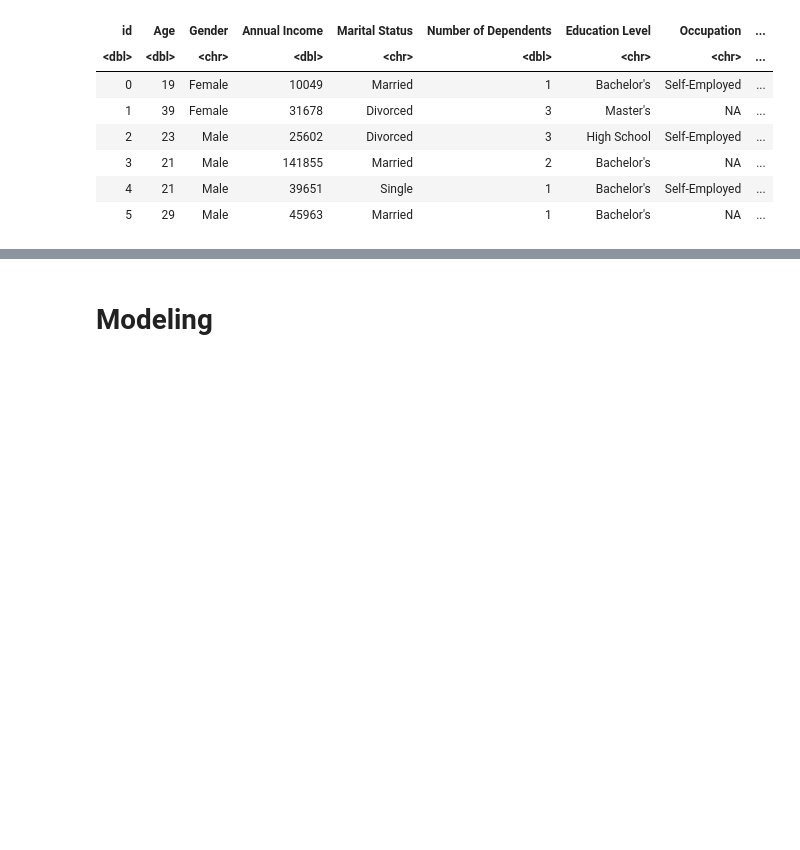
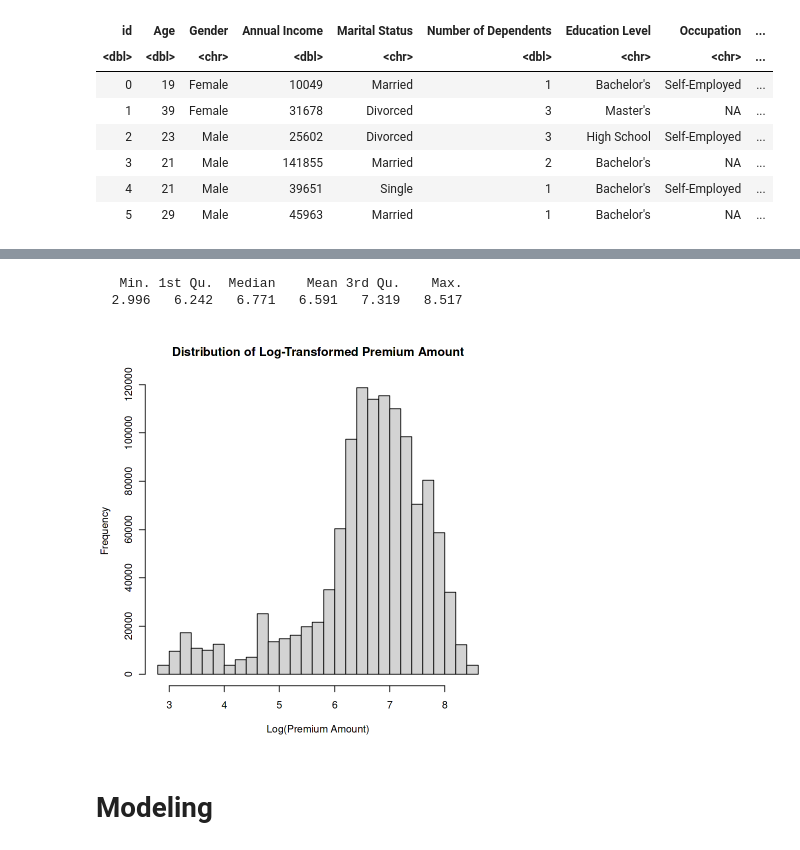
Before and after one commit to vanezp01/datalabs, a Jupyter notebook: predict-insurance-premiums.ipynb, the cells around one changed output, grey strips where cells are left out. Drawn from its saved outputs; the diff is of its cells as text; code cells hidden in the pictures; blank space fills up the shorter version.

Commit message:
Kaggle Notebook | Predict Insurance Premiums in R | Version 1

```diff
--- a/predict-insurance-premiums.ipynb
+++ b/predict-insurance-premiums.ipynb
@@ -82,16 +125,0 @@ train$occupation <- snakecase::to_snake_case(train$occupation)
-# %%
-# Replace empty rows with NA
-train <- train %>%
-  mutate(
-    education_level = ifelse(education_level == "" | is.na(education_level), NA, education_level),
-    occupation = ifelse(occupation == "" | is.na(occupation), NA, occupation)
-  )
-# Check
-empty_education <- sum(train$education_level == "" | is.na(train$education_level))
-empty_occupation <- sum(train$occupation == "" | is.na(train$occupation))
-
-if (empty_education > 0 | empty_occupation > 0) {
-  warning("Some empty strings or NA values are still present")
-  cat("Empty or NA in education_level:", empty_education, "\n")
-  cat("Empty or NA in occupation:", empty_occupation, "\n")
-}
@@ -193,0 +206,16 @@ train_clean <- train_clean %>%
+# %%
+# Check for non-positive values
+if (any(train$premium_amount <= 0, na.rm = TRUE) || any(test$premium_amount <= 0, na.rm = TRUE)) {
+  # Add a small constant if there are zeros or negative values
+  train$premium_amount <- log(train$premium_amount + 1)
+} else {
+  # If all values are positive, use simple log transformation
+  train$premium_amount <- log(train$premium_amount)
+}
+
+# Verify the transformation
+summary(train$premium_amount)
+
+# Optionally, plot the distribution of the transformed variable
+hist(train$premium_amount, main = "Distribution of Log-Transformed Premium Amount", xlab = "Log(Premium Amount)")
+# %% [output]
@@ -193,0 +224,3 @@ train_clean <- train_clean %>%
+   Min. 1st Qu.  Median    Mean 3rd Qu.    Max.
+  2.996   6.242   6.771   6.591   7.319   8.517
+[figure, added]
```
Also changed, not shown: parts of 20 cells of this notebook.
